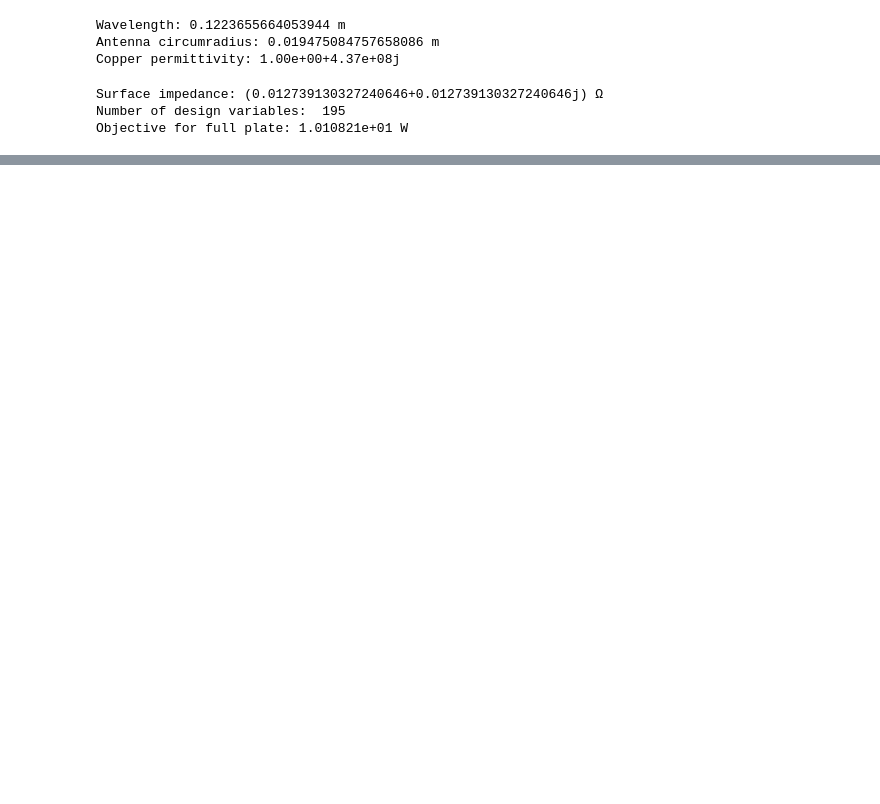
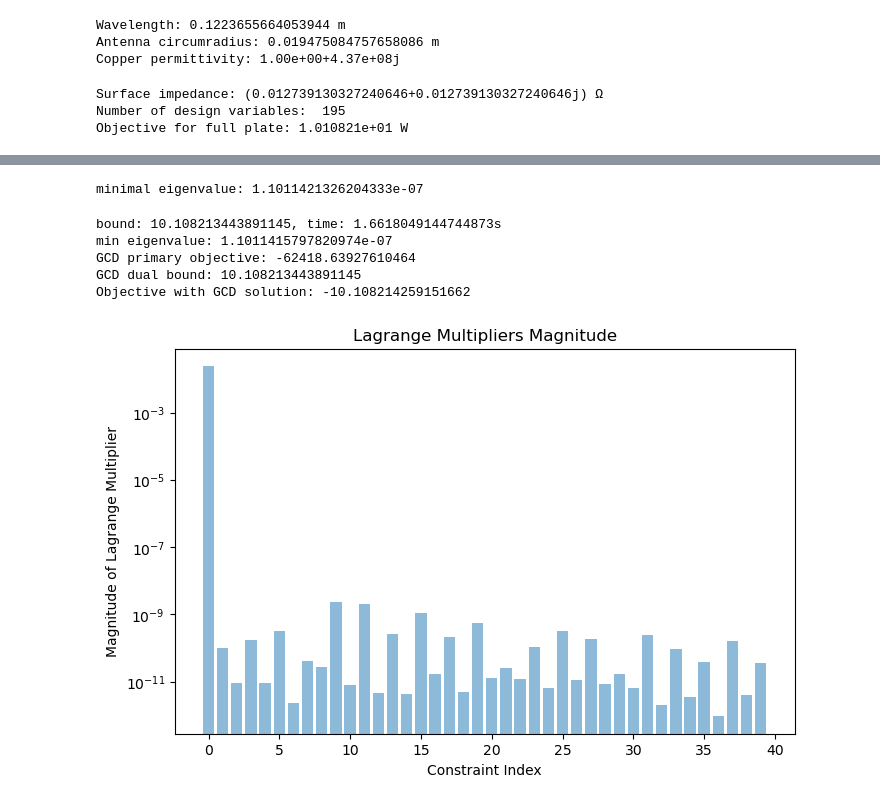
Before and after one commit to liskaja8/dolphindes, a Jupyter notebook: examples/limits/preconditioner.ipynb, the cells around one changed output, grey strips where cells are left out. Cells and saved outputs as stored; diff of their text form; code cells hidden in the pictures; blank space fills up the shorter version.

```diff
--- a/examples/limits/preconditioner.ipynb
+++ b/examples/limits/preconditioner.ipynb
@@ -260,0 +314,48 @@ bound: 1.0121e+01, time: 0.500258207321167s, Lagrange multipliers: [-0.98806267
+# %%
+# Now let's check again for PSD of A. We don't expect the constraints to hold or to have strong duality
+lags = gcd_QCQP.current_lags
+totalA = gcd_QCQP._get_total_A(lags)
+eigenvals, eigenvecs = np.linalg.eig(totalA)
+print(f"minimal eigenvalue: {np.min(np.real(eigenvals))}")
+# %% [output]
+minimal eigenvalue: 1.1011421326204333e-07
+# %%
+# Now I take the solved gcd_QCQP and finetune it with BFGS if necessary.
+t1 = time.time()
+gcd_final_result = gcd_QCQP.solve_current_dual_problem(method = 'bfgs', init_lags = gcd_QCQP.current_lags, opt_params = None)
+print(f"bound: {gcd_final_result[0]}, time: {time.time()-t1}s")
+
+# Let's check for PSD-ness and constraints again
+
+lags = gcd_QCQP.current_lags
+totalA = gcd_QCQP._get_total_A(lags)
+eigenvals, eigenvecs = np.linalg.eig(totalA)
+print(f"min eigenvalue: {np.min(np.real(eigenvals))}")
+
+sVec = gcd_QCQP.current_xstar
+
+primar_obj = np.real(sVec.conj().T @ Bmat @ sVec + bVec.conj().T @ sVec + beta)
+print(f"GCD primary objective: {primar_obj}")
+print(f"GCD dual bound: {gcd_QCQP.current_dual}")
+
+tVec = sVec + iVec
+Ivec = Mfactor @ tVec
+Porg = np.real(Ivec.conj().T @ Obj @ Ivec)
+print(f"Objective with GCD solution: {Porg}")
+
+# plot logscale abs(lags)
+import matplotlib.pyplot as plt
+plt.figure(figsize=(8, 5))
+plt.bar(np.arange(len(lags)), np.abs(lags), alpha=0.5)
+plt.xlabel('Constraint Index')
+plt.ylabel('Magnitude of Lagrange Multiplier')
+plt.title('Lagrange Multipliers Magnitude')
+plt.yscale('log')
+plt.show()
+# %% [output]
+bound: 10.108213443891145, time: 1.6618049144744873s
+min eigenvalue: 1.1011415797820974e-07
+GCD primary objective: -62418.63927610464
+GCD dual bound: 10.108213443891145
+Objective with GCD solution: -10.108214259151662
+[figure, added]
```
Also changed, not shown: parts of 6 cells of this notebook.
